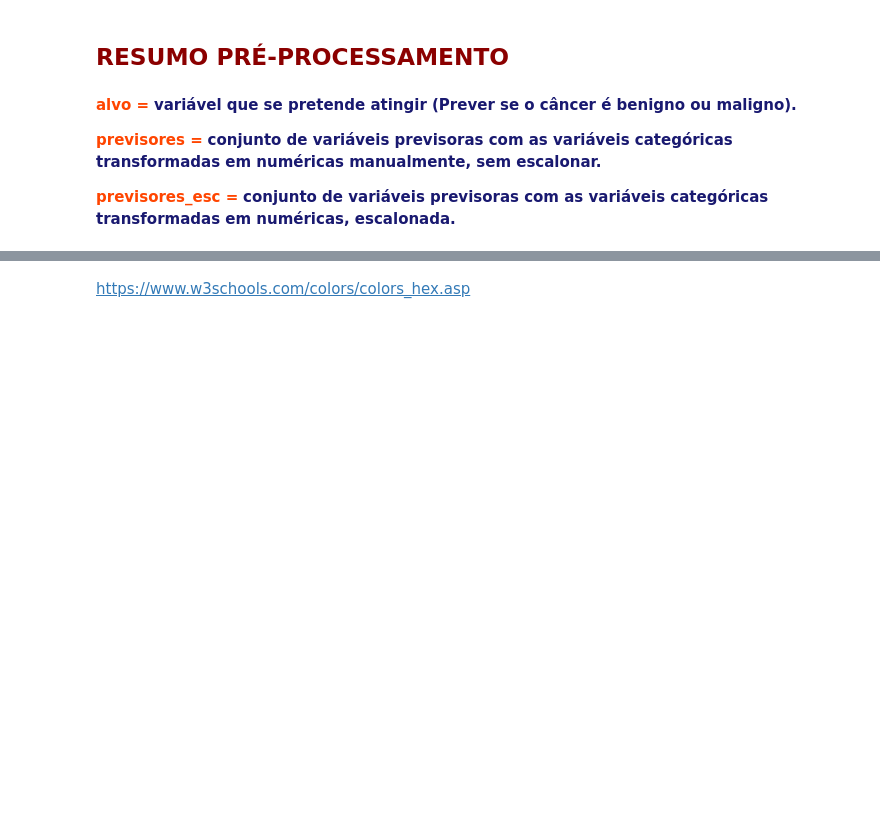
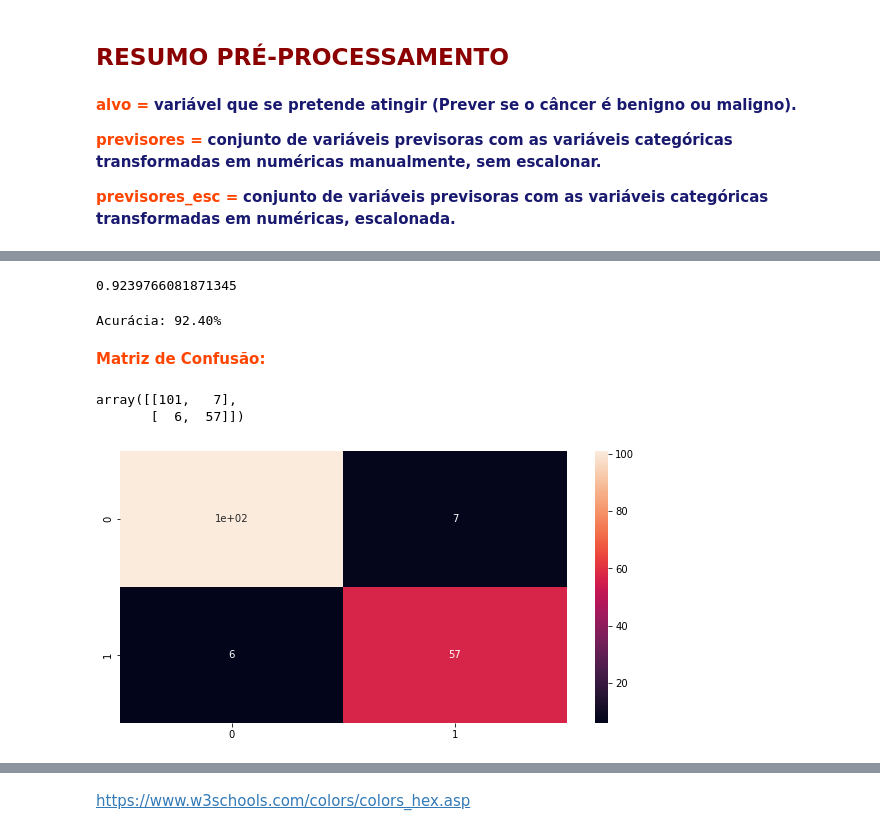
Before and after one commit to Miguel-V-m/Pojetos_de_Machine_Learning, a Jupyter notebook: previsao-doenca-cancer/C2-classificacao.ipynb, the cells around one changed output, grey strips where cells are left out. Saved outputs shown, nothing was run; the diff lists cells and outputs as text; code cells hidden in the pictures; blank space fills up the shorter version.

```diff
--- a/previsao-doenca-cancer/C2-classificacao.ipynb
+++ b/previsao-doenca-cancer/C2-classificacao.ipynb
@@ -280,0 +306,2 @@ df3.head(3)
+# %%
+x_treino, x_teste, y_treino, y_teste = train_test_split(previsores, alvo, test_size = 0.3, random_state = 0)
@@ -280,0 +349,5 @@ df3.head(3)
+# %%
+# GaussianNB implementa o algoritmo Gaussian Naive Bayes para classificação.
+# A probabilidade dos recursos é assumida como gaussiana:
+naive = GaussianNB()
+naive.fit(x_treino, y_treino)
@@ -280,0 +358,3 @@ df3.head(3)
+# %%
+previsoes_naive = naive.predict(x_teste)
+previsoes_naive
@@ -280,0 +385,21 @@ df3.head(3)
+# %%
+accuracy_score(y_teste, previsoes_naive)
+# %% [output]
+0.9239766081871345
+# %%
+print("Acurácia: %.2f%%" % (accuracy_score(y_teste, previsoes_naive) * 100.0))
+# %% [output]
+Acurácia: 92.40%
+# %% [markdown]
+<font color='OrangeRed'>**Matriz de Confusão:**
+# %%
+Matriz_confusao = confusion_matrix(y_teste, previsoes_naive)
+Matriz_confusao
+# %% [output]
+array([[101,   7],
+       [  6,  57]])
+# %%
+plt.figure(figsize=(10,5))
+sns.heatmap(Matriz_confusao, annot=True);
+# %% [output]
+[figure, added]
```
Also changed, not shown: parts of 49 cells of this notebook.
